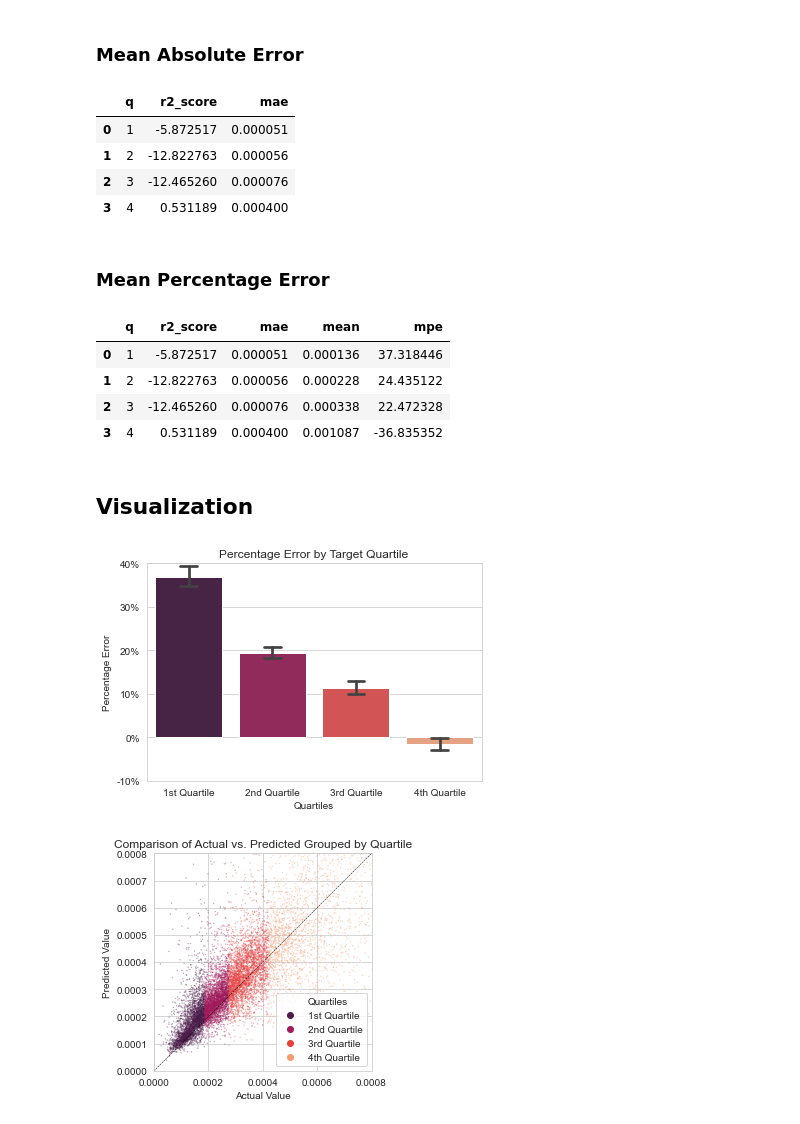
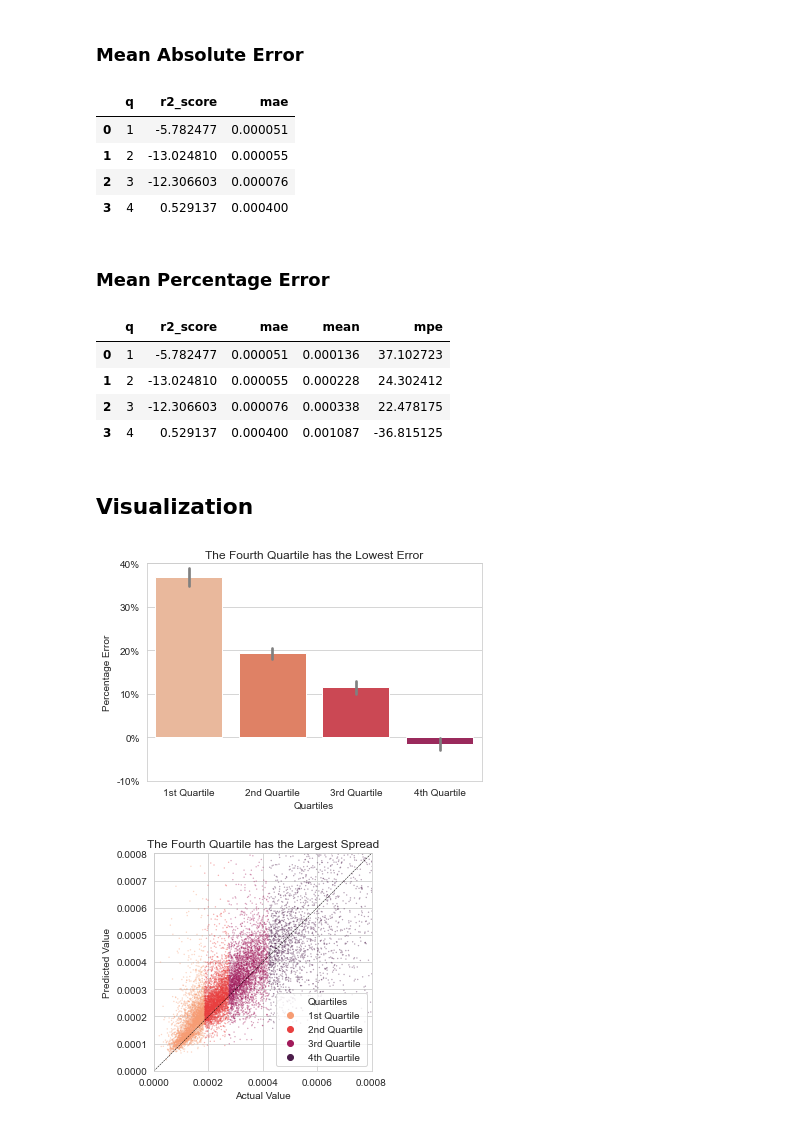
Before and after one commit to jolfr/capstone-02, a Jupyter notebook: notebooks/modelling/4.5-tjc-evaluation.ipynb, the cells around one changed output. Saved outputs shown, nothing was run; the diff lists cells and outputs as text; code cells hidden in the pictures.

```diff
--- a/notebooks/modelling/4.5-tjc-evaluation.ipynb
+++ b/notebooks/modelling/4.5-tjc-evaluation.ipynb
@@ -52,12 +104,12 @@ from sklearn.metrics import r2_score, mean_gamma_deviance, mean_absolute_error
 # %%
 column_trans = ColumnTransformer([
     ('scale', StandardScaler(), make_column_selector(dtype_include=np.float64)),
-    ('dataset_cluster', OneHotEncoder(dtype='int'), ['dataset_cluster']),
-    ('zip_cluster', OneHotEncoder(dtype='int'), ['zip_cluster']),
-    ('msa_cluster', OneHotEncoder(dtype='int'), ['msa_cluster']),
-    ('state_cluster', OneHotEncoder(dtype='int'), ['state_cluster']),
-    ('eqi_cluster', OneHotEncoder(dtype='int'), ['eqi_cluster']),
-    ('recpi_cluster', OneHotEncoder(dtype='int'), ['recpi_cluster'])
+    ('dataset_cluster', OneHotEncoder(dtype='int', handle_unknown='ignore'), ['dataset_cluster']),
+    ('zip_cluster', OneHotEncoder(dtype='int', handle_unknown='ignore'), ['zip_cluster']),
+    ('msa_cluster', OneHotEncoder(dtype='int', handle_unknown='ignore'), ['msa_cluster']),
+    ('state_cluster', OneHotEncoder(dtype='int', handle_unknown='ignore'), ['state_cluster']),
+    ('eqi_cluster', OneHotEncoder(dtype='int', handle_unknown='ignore'), ['eqi_cluster']),
+    ('recpi_cluster', OneHotEncoder(dtype='int', handle_unknown='ignore'), ['recpi_cluster'])
     ], remainder='drop')
 
 column_trans.fit(X_train)
@@ -186,10 +240,10 @@ quartile_metrics.at[3, 'mae'] = mean_absolute_error(y_comp[y_comp['Bin']==4]['Ta
 quartile_metrics
 # %% [output]
 |  | q | r2_score | mae |
-| 0 | 1 | -5.872517 | 0.000051 |
-| 1 | 2 | -12.822763 | 0.000056 |
-| 2 | 3 | -12.465260 | 0.000076 |
-| 3 | 4 | 0.531189 | 0.000400 |
+| 0 | 1 | -5.782477 | 0.000051 |
+| 1 | 2 | -13.024810 | 0.000055 |
+| 2 | 3 | -12.306603 | 0.000076 |
+| 3 | 4 | 0.529137 | 0.000400 |
 # %% [markdown]
 ### Mean Percentage Error
 # %%
@@ -218,10 +272,10 @@ quartile_metrics.at[3, 'mpe'] = quartile_metrics.at[3, 'mpe'] * sign
 quartile_metrics
 # %% [output]
 |  | q | r2_score | mae | mean | mpe |
-| 0 | 1 | -5.872517 | 0.000051 | 0.000136 | 37.318446 |
-| 1 | 2 | -12.822763 | 0.000056 | 0.000228 | 24.435122 |
-| 2 | 3 | -12.465260 | 0.000076 | 0.000338 | 22.472328 |
-| 3 | 4 | 0.531189 | 0.000400 | 0.001087 | -36.835352 |
+| 0 | 1 | -5.782477 | 0.000051 | 0.000136 | 37.102723 |
+| 1 | 2 | -13.024810 | 0.000055 | 0.000228 | 24.302412 |
+| 2 | 3 | -12.306603 | 0.000076 | 0.000338 | 22.478175 |
+| 3 | 4 | 0.529137 | 0.000400 | 0.001087 | -36.815125 |
 # %% [markdown]
 ## Visualization
 # %%
@@ -230,33 +284,34 @@ import matplotlib.ticker as mtick
 import seaborn as sns
 # %%
 sns.set_style("whitegrid")
-fig = sns.barplot(x=y_comp['Bin'], y=y_comp['PE'], capsize=.2,  palette="rocket")
+sns.color_palette("mako")
+fig = sns.barplot(x=y_comp['Bin'], y=y_comp['PE'], ci=95, errcolor='grey', palette=sns.color_palette("rocket_r"))
 plt.ylim(-.10, .40)
 vals = fig.get_yticks()
 fig.set_yticklabels(['{:,.0%}'.format(x) for x in vals])
 plt.xticks(np.arange(4), ('1st Quartile', '2nd Quartile', '3rd Quartile', '4th Quartile'))
 plt.xlabel('Quartiles')
 plt.ylabel('Percentage Error')
-plt.title('Percentage Error by Target Quartile')
+plt.title('The Fourth Quartile has the Lowest Error')
 plt.savefig('../../reports/figures/PE_quartiles')
 # %% [output]
-[figure, old version]
+[figure, new version]
 # %%
-fig = sns.scatterplot(data=y_comp, x='Target', y='Prediction', s=2, palette="rocket", hue='Bin', edgecolor='None', alpha=0.4)
+fig = sns.scatterplot(data=y_comp, x='Target', y='Prediction', s=2, palette="rocket_r", hue='Bin', edgecolor='None', alpha=0.4)
 
 # replace labels
 new_labels = ['Quartiles','1st Quartile', '2nd Quartile', '3rd Quartile', '4th Quartile']
 for t, l in zip(fig.legend().texts, new_labels): t.set_text(l)
 
 fig.set_aspect('equal', adjustable='box')
 X_plot = np.linspace(0, 0.001, 100)
 y_plot = np.linspace(0, 0.001, 100)
 plt.plot(X_plot, y_plot, ls="--", c='black', linewidth=0.5)
 plt.xlim(0, 0.0008)
 plt.ylim(0, 0.0008)
 plt.xlabel('Actual Value')
 plt.ylabel('Predicted Value')
-plt.title('Comparison of Actual vs. Predicted Grouped by Quartile')
+plt.title('The Fourth Quartile has the Largest Spread')
 plt.savefig('../../reports/figures/actual_vs_predicted')
 # %% [output]
-[figure, old version]
+[figure, new version]
```
Also changed, not shown: parts of 23 cells of this notebook, 8 other files.
